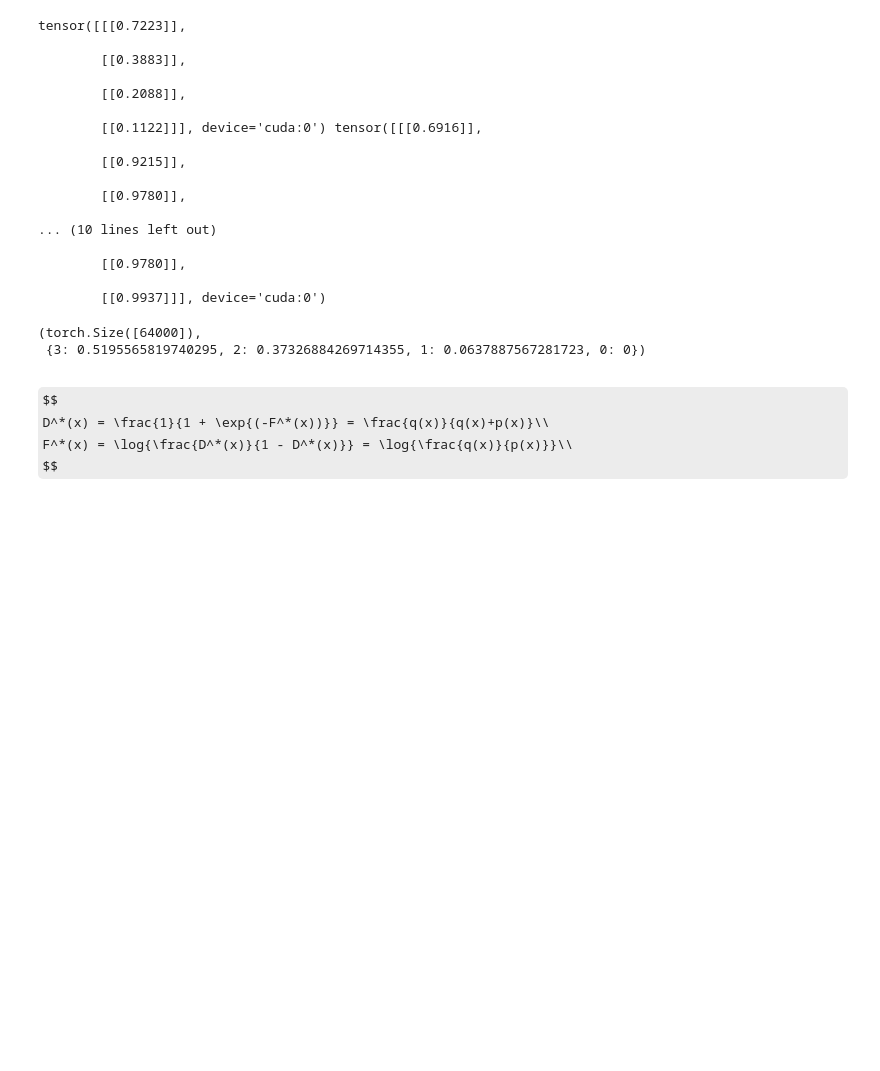
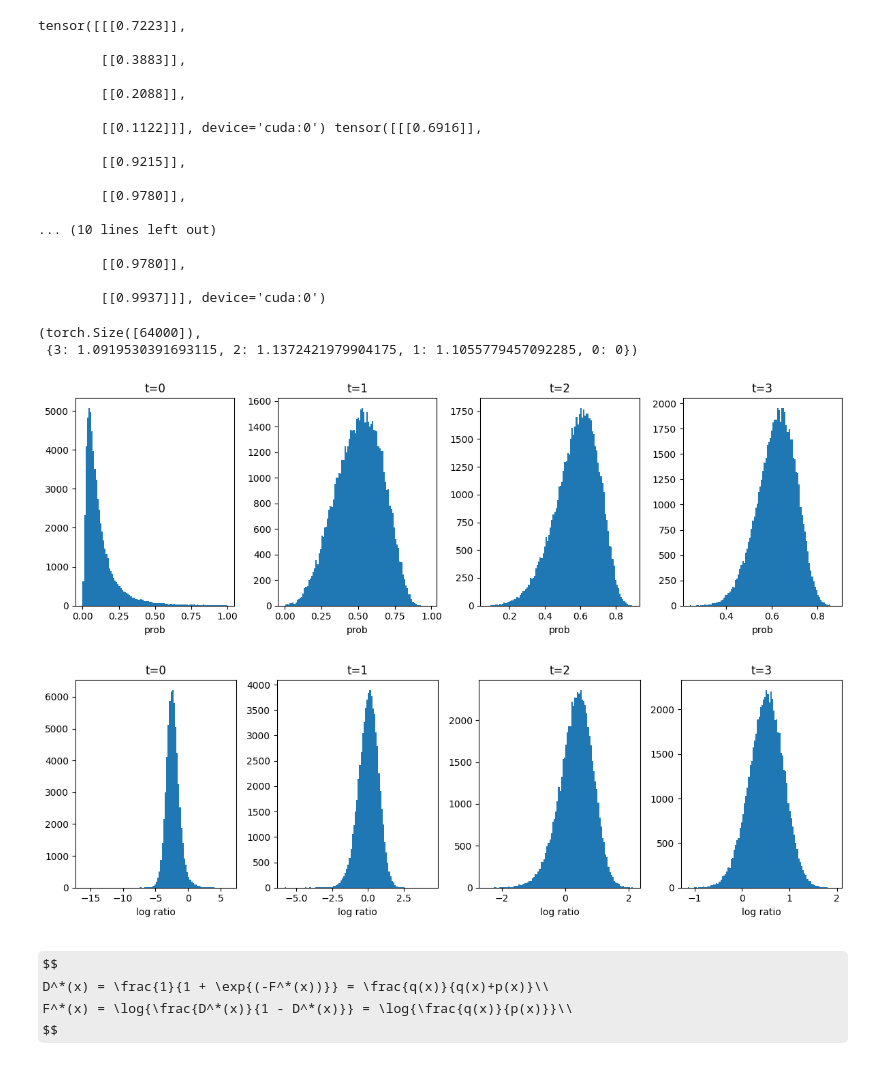
Before and after one commit to kkorolev1/diffusion_rejection_sampling, a Jupyter notebook: exp.ipynb, the cells around one changed output. Cells and saved outputs as stored; diff of their text form; code cells hidden in the pictures; some formulas as TeX source; blank space fills up the shorter version.

```diff
--- a/exp.ipynb
+++ b/exp.ipynb
@@ -104,39 +104,33 @@ tensor([[[0.7223]],
 with open("log_ratio_dict.pickle", "rb") as f:
     log_ratio_dict = pickle.load(f)
 
-rs_processor = RejectionSamplingProcessor(netD, log_ratio_dict, device, constant_quantile=0.5)
+rs_processor = RejectionSamplingProcessor(netD, log_ratio_dict, device, constant_quantile=0.95)
 
 rs_processor.log_ratio_dict[0].shape, rs_processor.log_constant_dict
 # %% [output]
 (torch.Size([64000]),
- {3: 0.5195565819740295, 2: 0.37326884269714355, 1: 0.0637887567281723, 0: 0})
+ {3: 1.0919530391693115, 2: 1.1372421979904175, 1: 1.1055779457092285, 0: 0})
 # %%
-# plt.figure(figsize=(12, 4))
-# for i in rs_processor.log_ratio_dict.keys():
-#     plt.subplot(1, len(rs_processor.log_ratio_dict.keys()), i + 1)
-#     plt.hist(torch.sigmoid(rs_processor.log_ratio_dict[i]), bins=100)
-#     plt.title(f"t={i}")
-#     plt.xlabel("prob")
-# plt.tight_layout()
-# plt.show()
+plt.figure(figsize=(12, 4))
+for i in rs_processor.log_ratio_dict.keys():
+    plt.subplot(1, len(rs_processor.log_ratio_dict.keys()), i + 1)
+    plt.hist(torch.sigmoid(rs_processor.log_ratio_dict[i]).cpu(), bins=100)
+    plt.title(f"t={i}")
+    plt.xlabel("prob")
+plt.tight_layout()
+plt.show()
 
-# plt.figure(figsize=(12, 4))
-# for i in rs_processor.log_ratio_dict.keys():
-#     plt.subplot(1, len(rs_processor.log_ratio_dict.keys()), i + 1)
-#     plt.hist(rs_processor.log_ratio_dict[i], bins=100)
-#     plt.title(f"t={i}")
-#     plt.xlabel("log ratio")
-# plt.figure(figsize=(12, 4))
-# for i in rs_processor.log_ratio_dict.keys():
-#     plt.subplot(1, len(rs_processor.log_ratio_dict.keys()), i + 1)
-#     log_ratio = torch.clamp(rs_processor.log_ratio_dict[i], min=rs_processor.log_min_dict[i], max=rs_processor.log_max_dict[i])
-#     log_constant = rs_processor.log_constant_dict[i]
-#     val = torch.exp(log_ratio - log_constant)
-#     plt.hist(val, bins=100)
-#     plt.title(f"t={i}")
-#     plt.xlabel("val")
-# plt.tight_layout()
-# plt.show()
+plt.figure(figsize=(12, 4))
+for i in rs_processor.log_ratio_dict.keys():
+    plt.subplot(1, len(rs_processor.log_ratio_dict.keys()), i + 1)
+    plt.hist(rs_processor.log_ratio_dict[i].cpu(), bins=100)
+    plt.title(f"t={i}")
+    plt.xlabel("log ratio")
+plt.tight_layout()
+plt.show()
+# %% [output]
+[figure, added]
+[figure, added]
 # %% [markdown]
 $$
 D^*(x) = \frac{1}{1 + \exp{(-F^*(x))}} = \frac{q(x)}{q(x)+p(x)}\\
```
Also changed, not shown: parts of 7 cells of this notebook, 7 other files.
